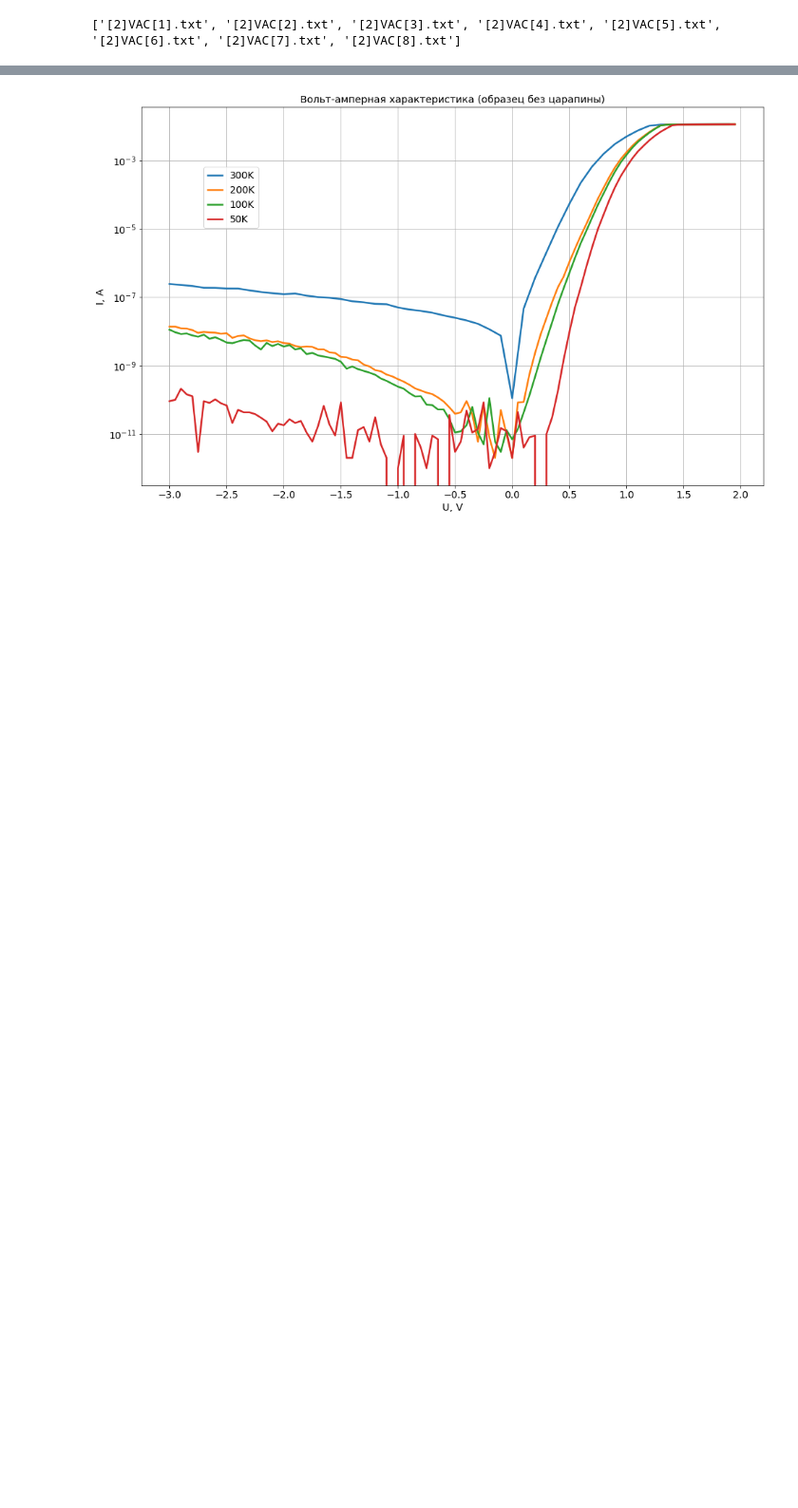
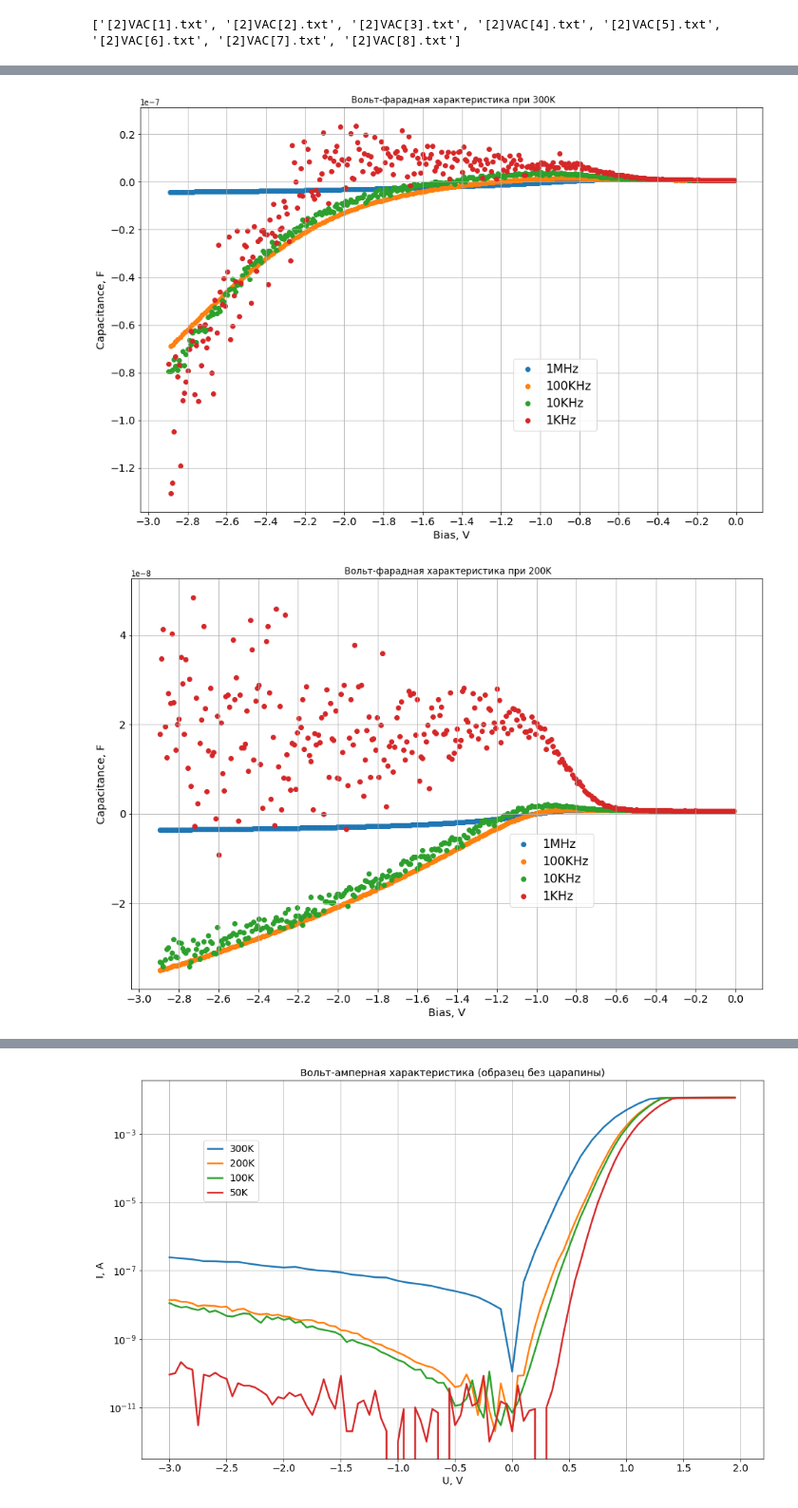
Before and after one commit to agonyal/GaN, a Jupyter notebook: Sample 2/Measurements-23.03/Measurements_2303.ipynb, the cells around one changed output, grey strips where cells are left out. Shown at 95% size. Drawn from its saved outputs; the diff is of its cells as text; code cells hidden in the pictures; blank space fills up the shorter version.

```diff
--- a/Sample 2/Measurements-23.03/Measurements_2303.ipynb
+++ b/Sample 2/Measurements-23.03/Measurements_2303.ipynb
@@ -94,0 +161,17 @@ def cv_plot(list):
+# %%
+def cv_all(list, T, lim_C2, lim_V1,lim_V2):
+    fig, axs = plt.subplots(figsize=(15,10))
+    axs.xaxis.set_major_locator(MultipleLocator(0.2))
+#     axs.yaxis.set_major_locator(MultipleLocator(5e-10))
+    for data in list:
+        plt.scatter(data['Bias'].loc[(data['Bias']>lim_V1) & (data['Bias']<lim_V2)],
+                 data['Capacity'].loc[(data['Bias']>lim_V1) & (data['Bias']<lim_V2)])
+    plt.legend(('1MHz', '100KHz', '10KHz', '1KHz'), loc=(0.6, 0.2), handlelength=1.5, fontsize=16)
+    plt.title(' Вольт-фарадная характеристика при {}K'.format(T))
+    plt.xlabel('Bias, V',fontsize='x-large')
+    plt.ylabel('Capacitance, F',fontsize='x-large')
+    plt.grid()
+    plt.tick_params(axis='x', labelsize=14)
+    plt.tick_params(axis='y', labelsize=14)
+
+    fig.savefig('Graphs/cv_fulldiap_{0}.png'.format(T))
@@ -94,0 +223,13 @@ def cv_plot(list):
+# %%
+cap_list_50 = [cap_1M50, cap_100K50, cap_10K50]
+cap_list_100 = [cap_1M100, cap_100K100, cap_10K100]
+cap_list_200 = [cap_1M200, cap_100K200, cap_10K200]
+cap_list_300 = [cap_1M300, cap_100K300, cap_10K300]
+# %%
+cv_all(cap_list_300, 300, 1e20, -2.9, 0)
+cv_all(cap_list_200, 200, 1e20, -2.9, 0)
+cv_all(cap_list_100, 100, 1e20, -2.8, 0)
+cv_all(cap_list_50, 50, 1e20, -2.8, 0)
+# %% [output]
+[figure, added]
+[figure, added]
```
Also changed, not shown: parts of 33 cells of this notebook.
